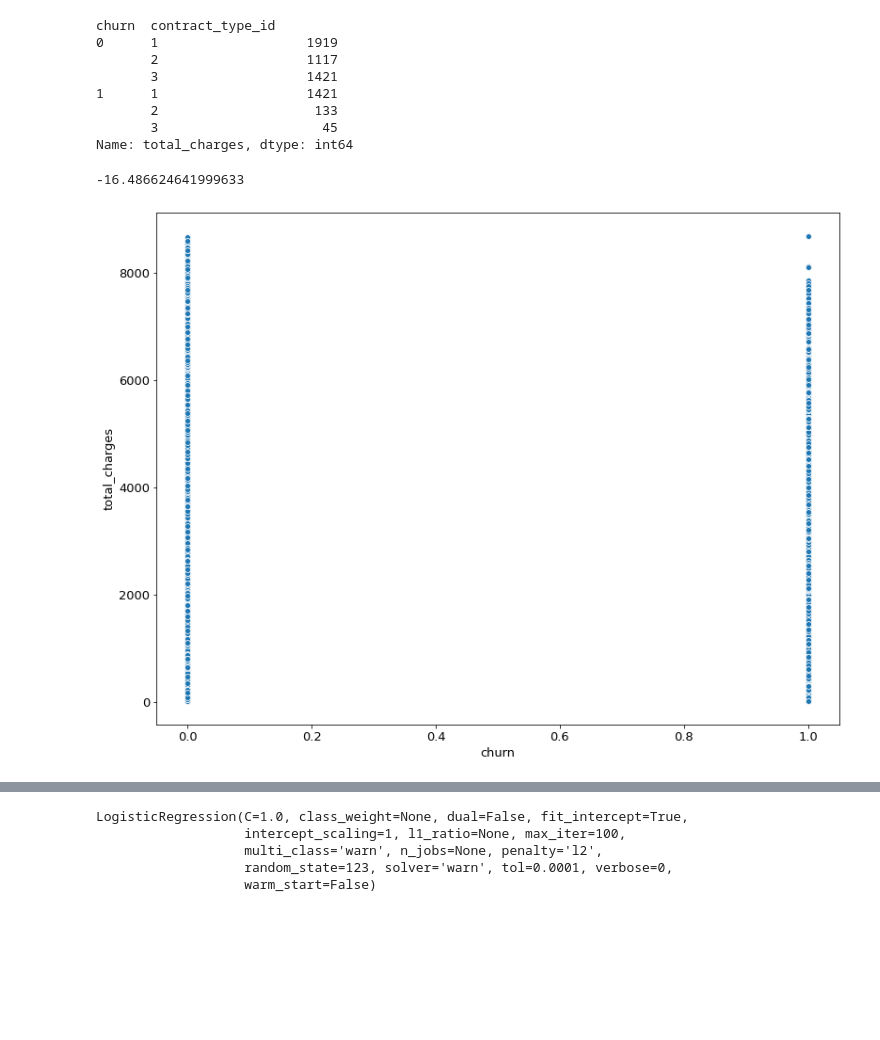
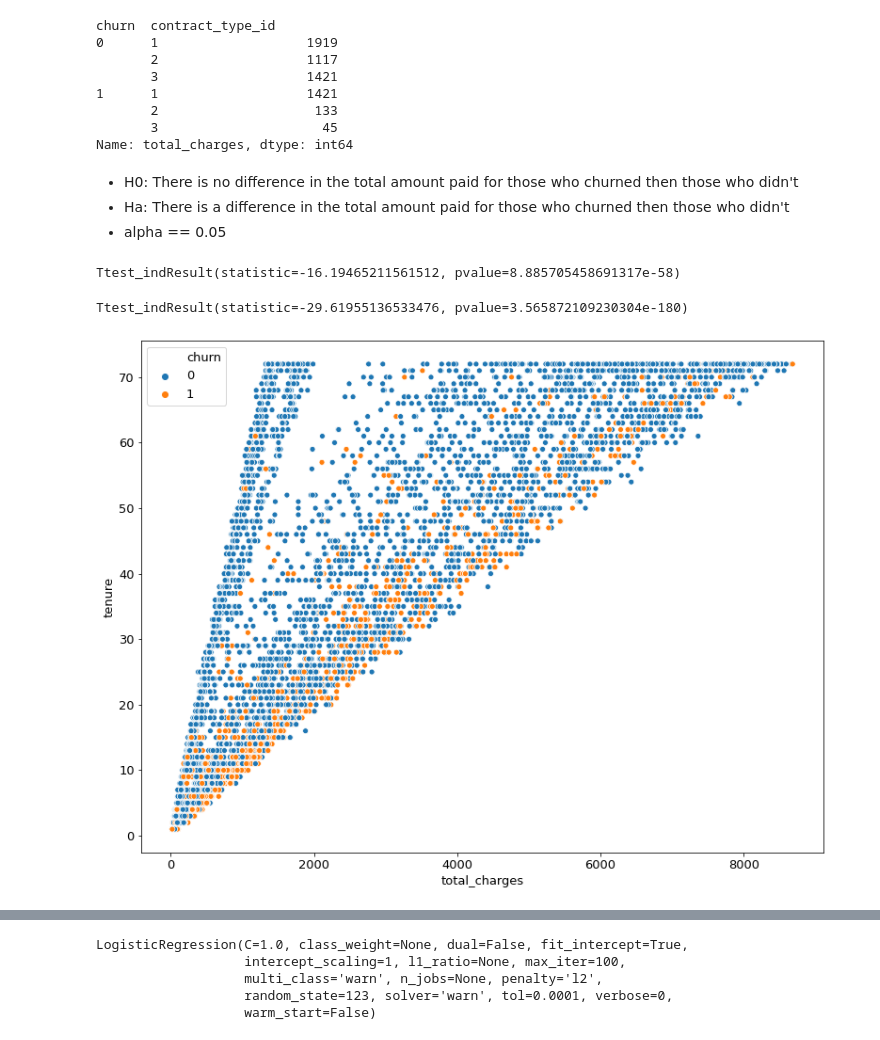
Before and after one commit to Corn-Shipps/predicting_telco_churn, a Jupyter notebook: JadaNotes.ipynb, the cells around one changed output, grey strips where cells are left out. Drawn from its saved outputs; the diff is of its cells as text; code cells hidden in the pictures; blank space fills up the shorter version.

```diff
--- a/JadaNotes.ipynb
+++ b/JadaNotes.ipynb
@@ -189,5 +192,5 @@ def wrangle_telco():
 # %%
-df = wrangle_telco()
+df = wrangle.wrangle_telco()
 df.head()
 # %% [output]
 |  | customer_id | gender | senior_citizen | partner | dependents | tenure | monthly_charges | total_charges | ... |
@@ -423,23 +431,23 @@ churn  contract_type_id
        2                    133
        3                     45
 Name: total_charges, dtype: int64
-# %%
-from math import sqrt
-from scipy import stats
-churn = train[train.churn == 1]
-
-μ = df.total_charges.mean()
-xbar = churn.total_charges.mean()
-s = churn.total_charges.std()
-n = churn.shape[0]
-degf = n - 1
-standard_error = s / sqrt(n)
-
-t = (xbar - μ) / (s / sqrt(n))
-t
-# %% [output]
--16.486624641999633
+# %% [markdown]
+- H0: There is no difference in the total amount paid for those who churned then those who didn't
+- Ha: There is a difference in the total amount paid for those who churned then those who didn't
+- alpha == 0.05
+# %%
+x1 = train[train.churn == 1].total_charges_scaled
+x2 = train[train.churn == 0].total_charges_scaled
+stats.ttest_ind(x1, x2)
+# %% [output]
+Ttest_indResult(statistic=-16.19465211561512, pvalue=8.885705458691317e-58)
+# %%
+X1 = train[train.churn == 1].tenure
+X2 = train[train.churn == 0].tenure
+stats.ttest_ind(X1, X2)
+# %% [output]
+Ttest_indResult(statistic=-29.61955136533476, pvalue=3.565872109230304e-180)
 # %%
-ax = sns.scatterplot(x="churn", y="total_charges", data = train)
+ax = sns.scatterplot(x='total_charges',y='tenure', hue='churn', data = train)
 # %% [output]
-[figure, old version]
+[figure, new version]
```
Also changed, not shown: parts of 18 cells of this notebook.
